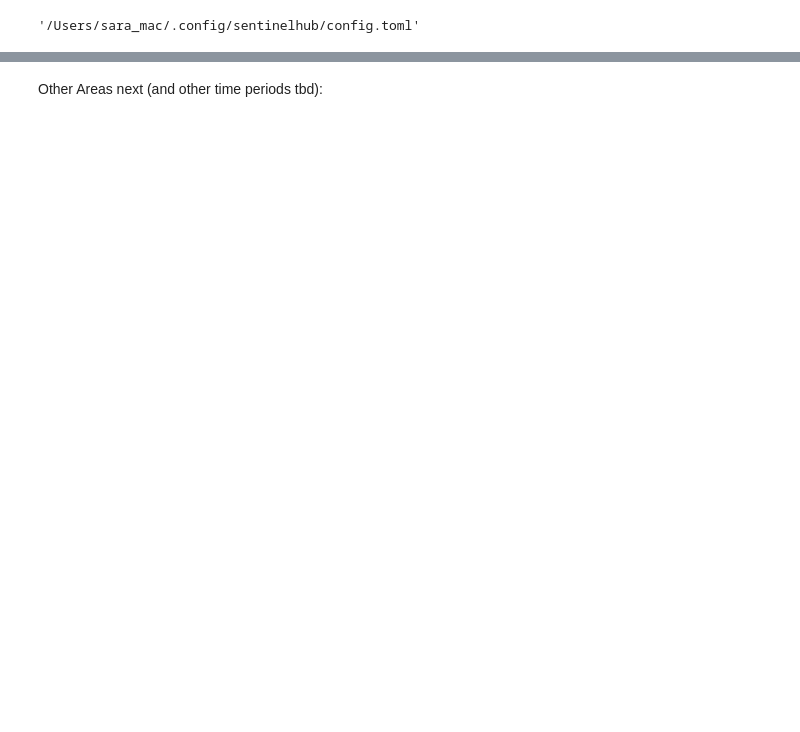
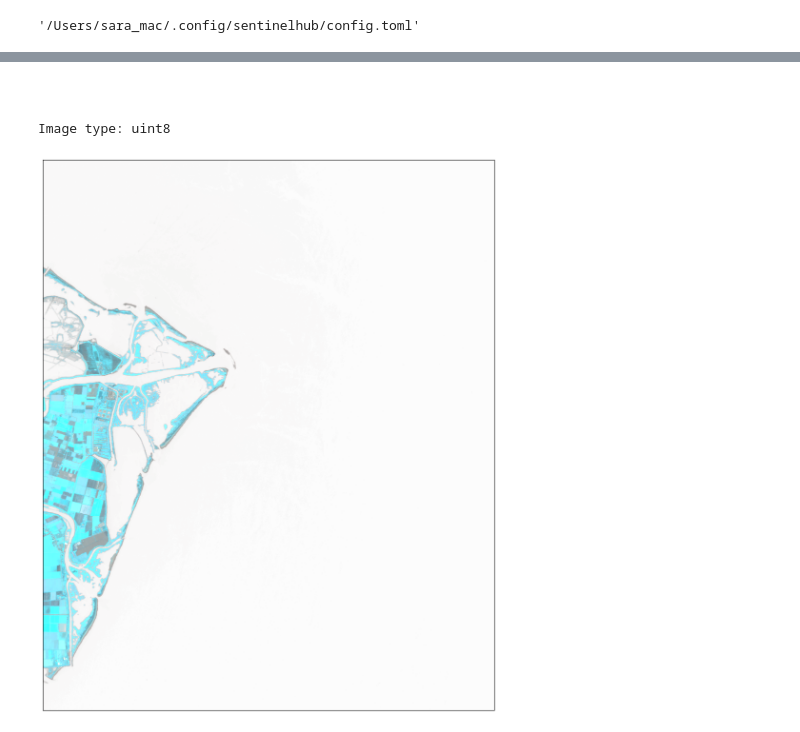
Before and after one commit to sagarbpatel31/Sagar_TriesteItalyChapter_PlasticDebrisDetection, a Jupyter notebook: task2-data-collection/notebooks/S2MSI_dataspace_extraction.ipynb, the cells around one changed output, grey strips where cells are left out. Drawn from its saved outputs; the diff is of its cells as text; code cells hidden in the pictures; blank space fills up the shorter version.

Commit message:
workflow for cdse S2 _L1C Image Extraction filtered by LW Data completed

```diff
--- a/task2-data-collection/notebooks/S2MSI_dataspace_extraction.ipynb
+++ b/task2-data-collection/notebooks/S2MSI_dataspace_extraction.ipynb
@@ -133,0 +86,9 @@ aoi_coords_wgs84 = [12.24, 44.66, 12.0, 45.077]
+# %%
+# Po River
+resolution = 10
+AOI1 = 'Po River Plume'
+aoi_prp =[12.45, 44.825, 12.7, 45.055]
+
+aoi1_bbox = BBox(bbox=aoi_prp, crs=CRS.WGS84)
+aoi1_size = bbox_to_dimensions(aoi1_bbox, resolution=resolution)
+print(f"Image shape for {AOI1} at {resolution} m resolution: {aoi1_size} pixels")
@@ -141,11 +125,12 @@ Image shape at 10 m resolution: (2060, 4565) pixels
 # %%
 catalog = SentinelHubCatalog(config=config)
 # %%
-# Retrieve images from the Sentinel Hub Catalog for the specified area of interest
-#  and time interval of July 2019
+# Retrieve images from the Sentinel Hub Catalog for the specified AOI
+# and time interval in representative batches
 
-aoi_bbox = BBox(bbox=aoi_coords_wgs84, crs=CRS.WGS84)
-time_interval = "2019-07-01", "2019-07-31"
+aoi_bbox = BBox(bbox=aoi_prp, crs=CRS.WGS84) # switch for aoi_nec or aoi_sec as needed
+time_interval =  "2019-07-01", "2019-07-31" # adjust dates as needed with max period:
+# "2015-07-01", "2021-08-31" -- total images: 3026 for prp, 754 for nec, 378 for sec
 
 search_iterator = catalog.search(
     DataCollection.SENTINEL2_L1C,
@@ -216,0 +184,5 @@ print(f"{len(matching_ids)} matching images found between {time_interval[0]} and
+# %%
+new_results = [
+    {key: record[key] for key in record if key in ["id", "properties"]}
+    for record in results if record["id"] in matching_ids
+]
@@ -313,10 +302,34 @@ with HTTPError:
+# %% [markdown]
+#
 # %%
+from typing import Any, Optional, Tuple
+
+import matplotlib.pyplot as plt
+import numpy as np
+
+
+def plot_image(
+    image: np.ndarray,
+    factor: float = 1.0,
+    clip_range: Optional[Tuple[float, float]] = None,
+    **kwargs: Any
+) -> None:
+    """Utility function for plotting RGB images."""
+    fig, ax = plt.subplots(nrows=1, ncols=1, figsize=(15, 15))
+    if clip_range is not None:
+        ax.imshow(np.clip(image * factor, *clip_range), **kwargs)
+    else:
+        ax.imshow(image * factor, **kwargs)
+    ax.set_xticks([])
+    ax.set_yticks([])
+
 image = true_color_imgs[0]
 print(f"Image type: {image.dtype}")
 
 # plot function
 # factor 1/255 to scale between 0-1
 # factor 3.5 to increase brightness
 plot_image(image, factor=3.5 / 255, clip_range=(0, 1))
+# %% [output]
+Image type: uint8
+[figure, added]
-# %% [markdown]
-Other Areas next (and other time periods tbd):
```
Also changed, not shown: parts of 37 cells of this notebook, 4 other files.
